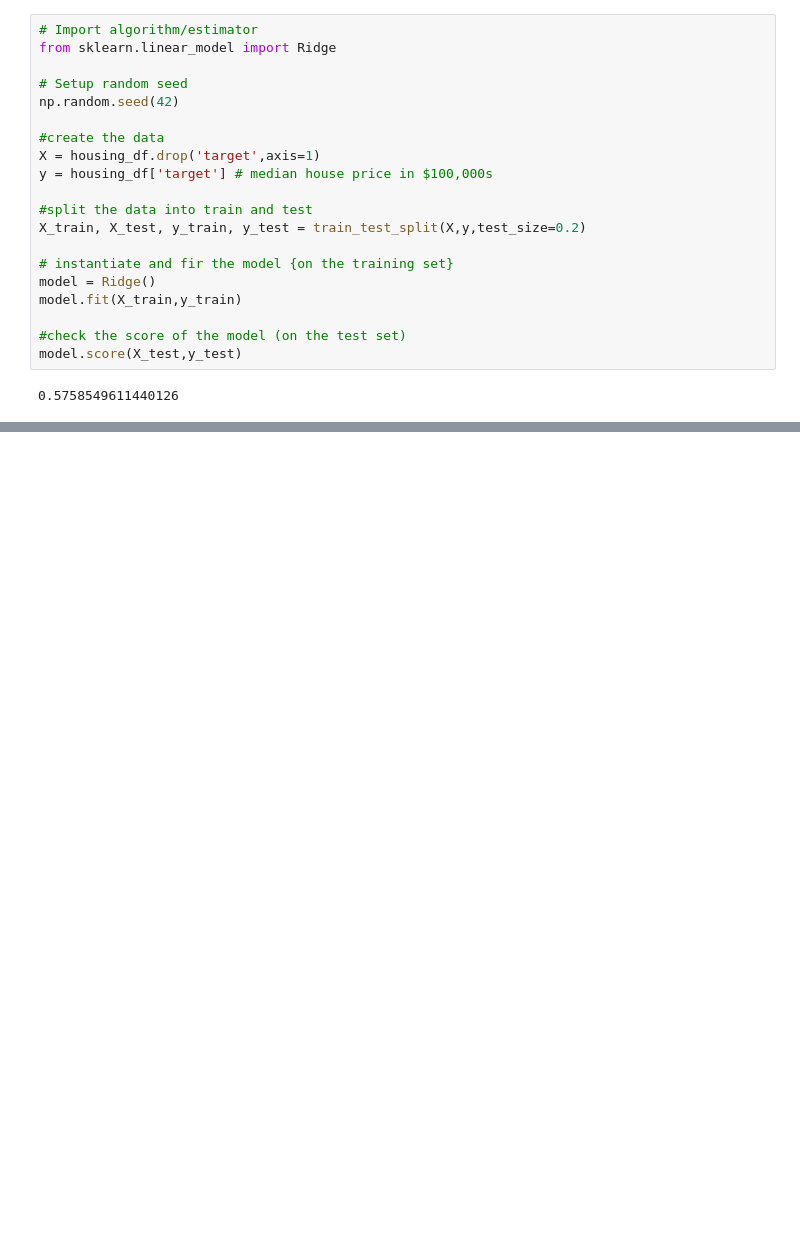
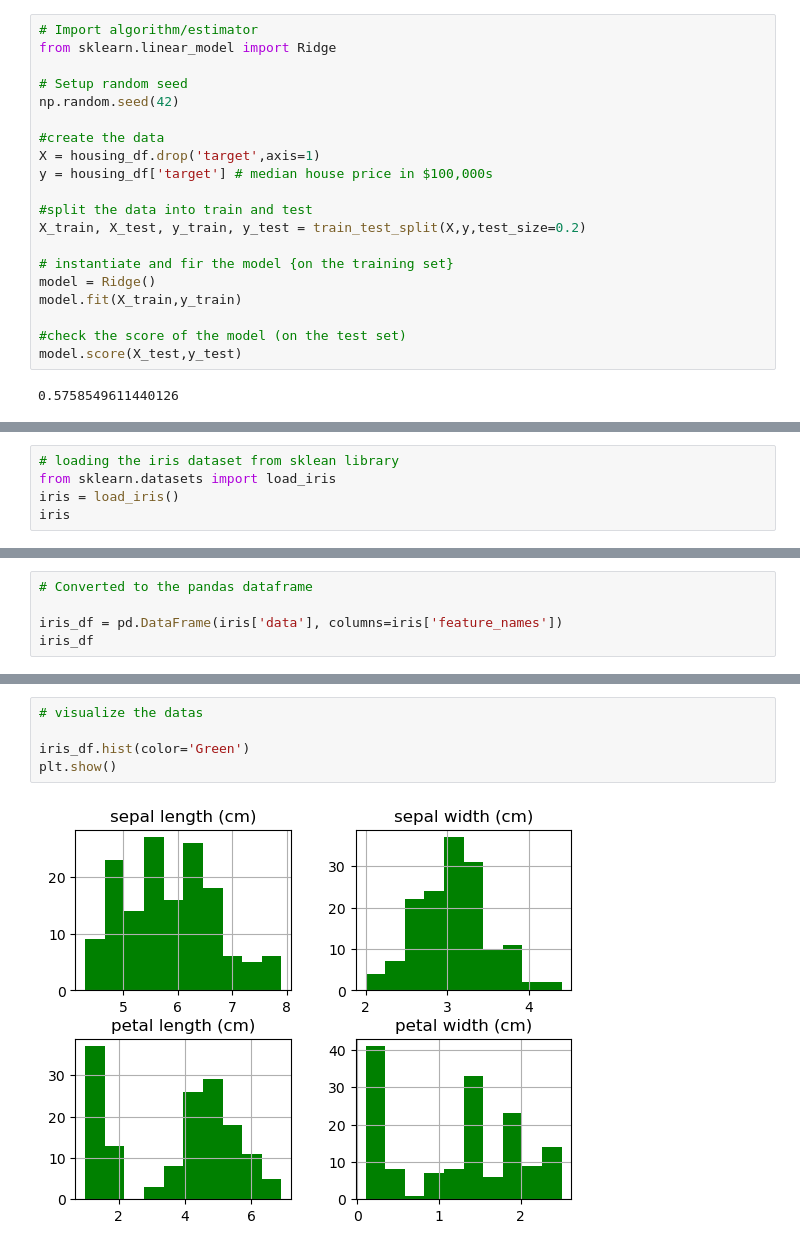
Before and after one commit to Reon-1/ML_Learn, a Jupyter notebook: Scikitlearn/scikitlearn.ipynb, the cells around one changed output, grey strips where cells are left out. Saved outputs shown, nothing was run; the diff lists cells and outputs as text; blank space fills up the shorter version.

Commit message:
sklearn_1

```diff
--- a/Scikitlearn/scikitlearn.ipynb
+++ b/Scikitlearn/scikitlearn.ipynb
@@ -720,0 +744,5 @@ model.score(X_test,y_test)
+# %%
+# loading the iris dataset from sklean library
+from sklearn.datasets import load_iris
+iris = load_iris()
+iris
@@ -720,0 +767,5 @@ model.score(X_test,y_test)
+# %%
+# Converted to the pandas dataframe
+
+iris_df = pd.DataFrame(iris['data'], columns=iris['feature_names'])
+iris_df
@@ -720,0 +845,7 @@ model.score(X_test,y_test)
+# %%
+# visualize the datas
+
+iris_df.hist(color='Green')
+plt.show()
+# %% [output]
+[figure, added]
```
Also changed, not shown: parts of 23 cells of this notebook, 1 other file.
